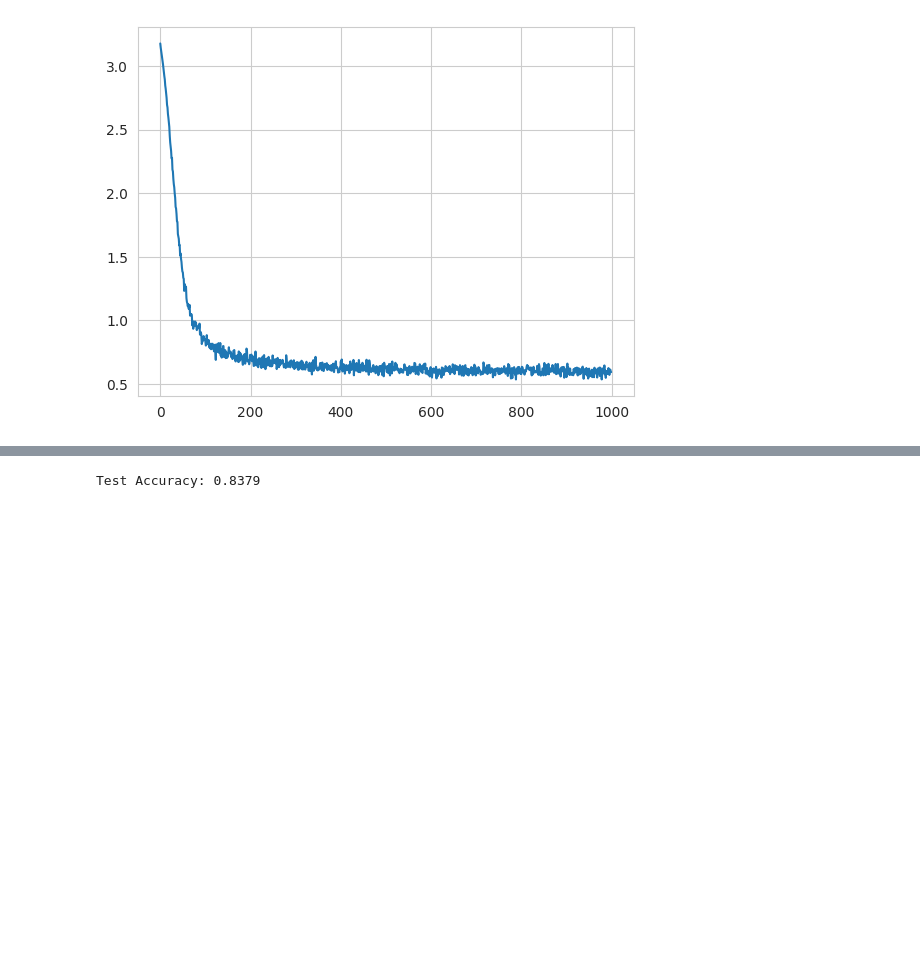
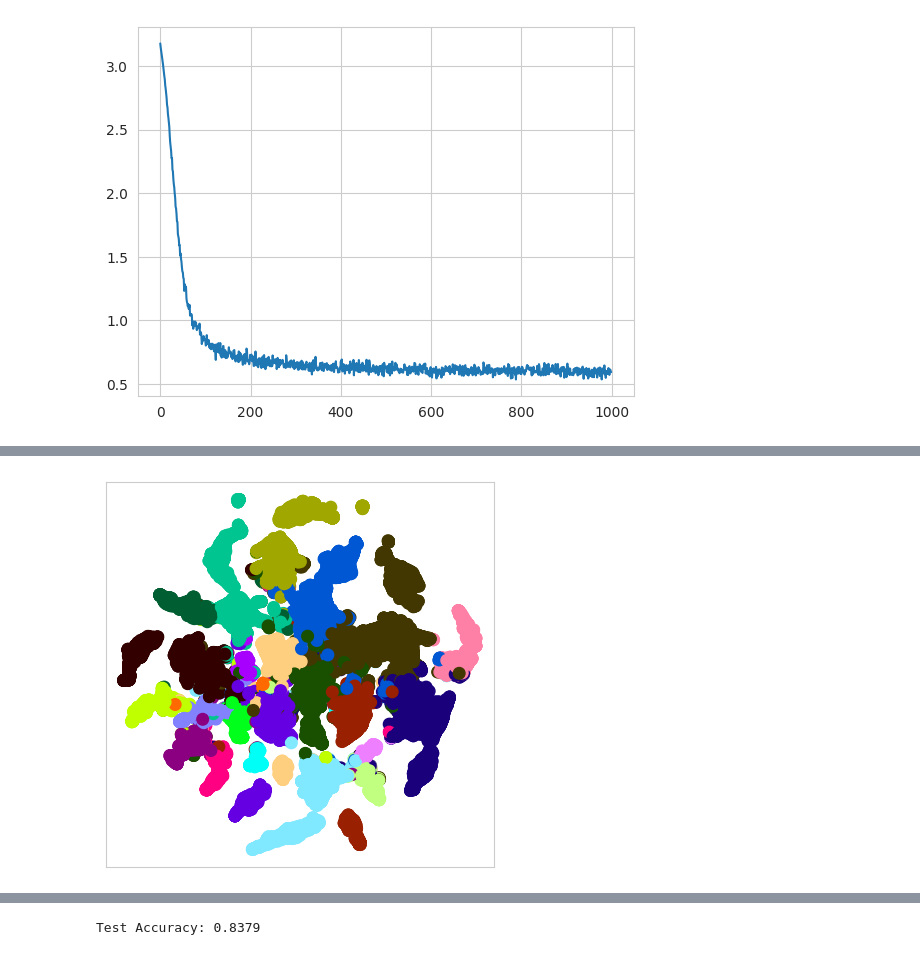
Before and after one commit to JoelLeupp/cscollab, a Jupyter notebook: backend/GNN/node_classification.ipynb, the cells around one changed output, grey strips where cells are left out. Cells and saved outputs as stored; diff of their text form; code cells hidden in the pictures; blank space fills up the shorter version.

```diff
--- a/backend/GNN/node_classification.ipynb
+++ b/backend/GNN/node_classification.ipynb
@@ -570,0 +616,6 @@ def start_training(epochs, model,data):
+# %%
+model_wd.eval()
+out = model_wd(data_wd)
+visualize(out, color=data_wd.y)
+# %% [output]
+[figure, added]
```
Also changed, not shown: parts of 77 cells of this notebook, 3 other files.
